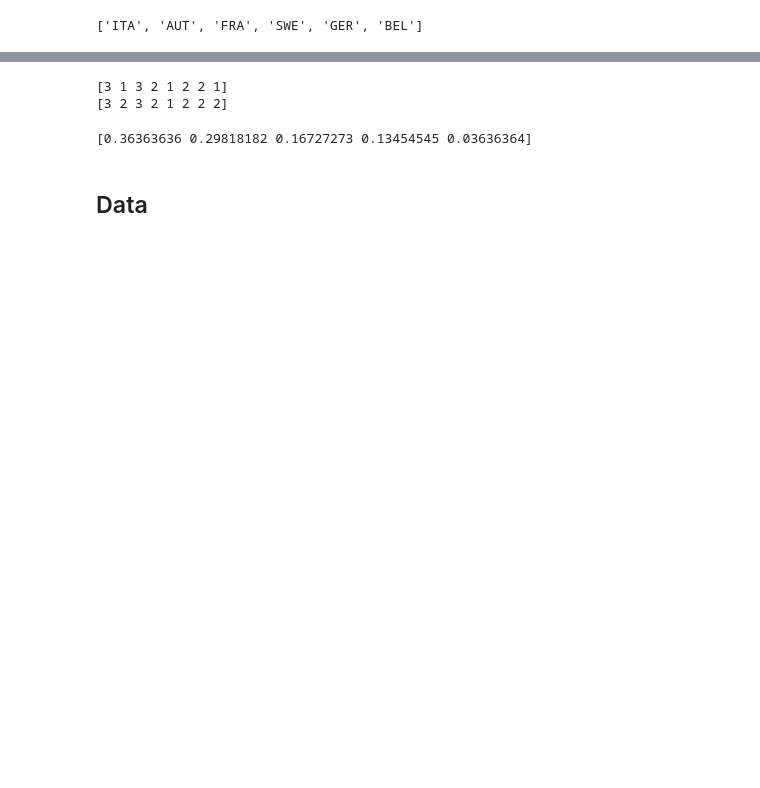
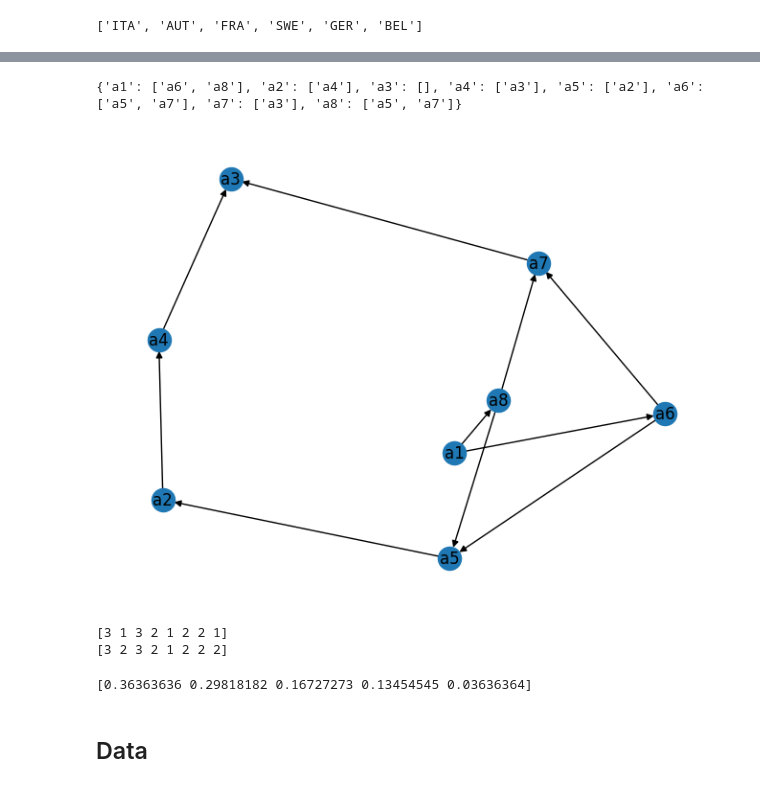
Before and after one commit to SebChw/elethee, a Jupyter notebook: experiments.ipynb, the cells around one changed output, grey strips where cells are left out. Cells and saved outputs as stored; diff of their text form; code cells hidden in the pictures; blank space fills up the shorter version.

```diff
--- a/experiments.ipynb
+++ b/experiments.ipynb
@@ -37,3 +77,9 @@ print(solver.solve(alternatives, preference_types,
+# %%
+G = solver.create_graph()
+nx.draw(G, with_labels=True)
+# %% [output]
+{'a1': ['a6', 'a8'], 'a2': ['a4'], 'a3': [], 'a4': ['a3'], 'a5': ['a2'], 'a6': ['a5', 'a7'], 'a7': ['a3'], 'a8': ['a5', 'a7']}
+[figure, added]
 # %%
 from mcda.electretrib import ElectreTriB
 alternatives = np.array(
```
Also changed, not shown: parts of 3 cells of this notebook, 1 other file.
